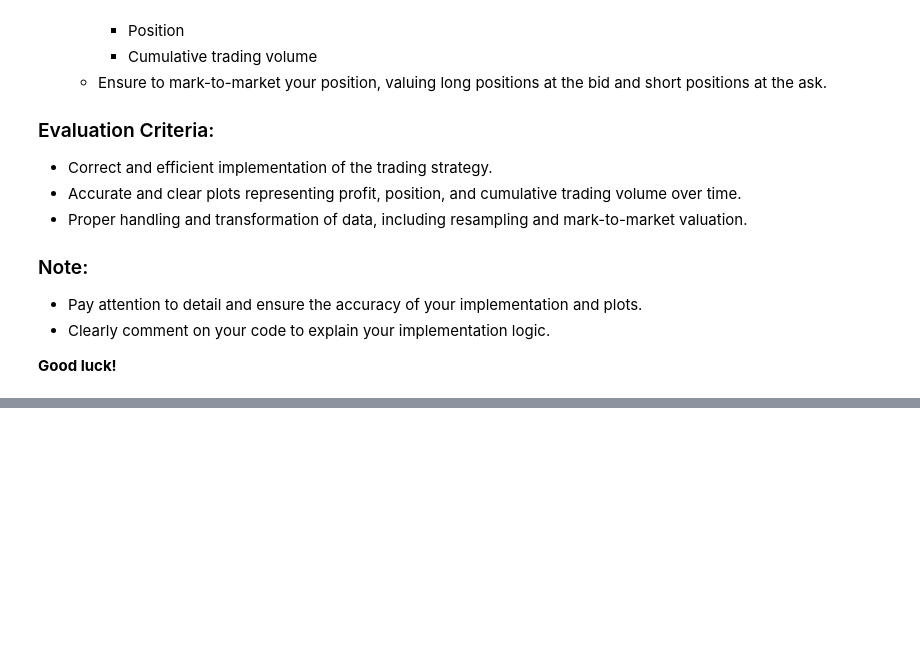
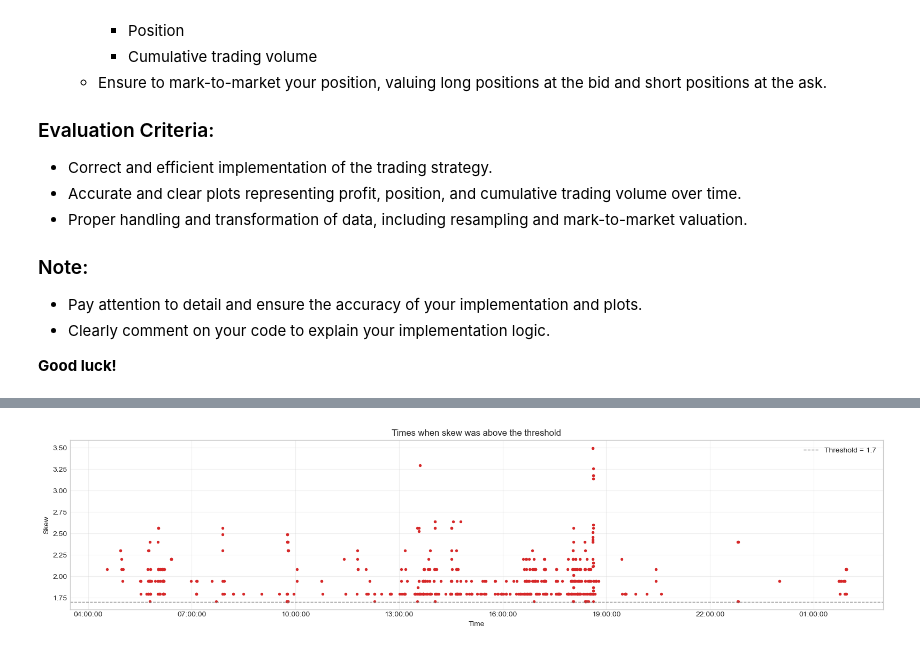
Before and after one commit to SpiroDouvis/FNCE449, a Jupyter notebook: FNCE449_DAY2/FNCE449_Day2_Assignment.ipynb, the cells around one changed output, grey strips where cells are left out. Saved outputs shown, nothing was run; the diff lists cells and outputs as text; code cells hidden in the pictures; blank space fills up the shorter version.

```diff
--- a/FNCE449_DAY2/FNCE449_Day2_Assignment.ipynb
+++ b/FNCE449_DAY2/FNCE449_Day2_Assignment.ipynb
@@ -43,0 +85,8 @@ A higher bid depth usually indicates a higher demand to buy, potentially leading
+# %%
+# Step 3: Clean and organize the top-of-book data
+book = book[["ts_event", "bid_px_00", "ask_px_00", "bid_sz_00", "ask_sz_00"]].copy()
+book["ts_event"] = pd.to_datetime(book["ts_event"])
+for col in ["bid_px_00", "ask_px_00", "bid_sz_00", "ask_sz_00"]:
+    book[col] = pd.to_numeric(book[col], errors="coerce")
+book = book.dropna().sort_values("ts_event").reset_index(drop=True)
+book.head()
@@ -43,0 +100,7 @@ A higher bid depth usually indicates a higher demand to buy, potentially leading
+# %%
+# Step 4: Resample to 1-second snapshots and compute skew
+book_1s = book.set_index('ts_event').resample('1s').last().dropna().reset_index()
+book_1s['vb'] = book_1s['bid_sz_00'].astype(float)
+book_1s['va'] = book_1s['ask_sz_00'].astype(float)
+book_1s['skew'] = np.log(book_1s['vb']) - np.log(book_1s['va'])
+book_1s[['ts_event', 'bid_px_00', 'ask_px_00', 'vb', 'va', 'skew']].head()
@@ -43,0 +114,64 @@ A higher bid depth usually indicates a higher demand to buy, potentially leading
+# %%
+# Step 5: Implement the skew strategy
+position = 0
+cumulative_volume = 0
+prev_mtm = 0.0
+cumulative_pnl = 0.0
+profit = []
+position_history = []
+volume_history = []
+trade_log = []
+
+for _, row in book_1s.iterrows():
+    ts = row["ts_event"]
+    bid = float(row["bid_px_00"])
+    ask = float(row["ask_px_00"])
+    skew = float(row["skew"])
+
+    # Buy when the book is strongly bid-heavy, sell when it is strongly ask-heavy.
+    if skew > THETA and position < MAX_POS:
+        position += 1
+        cumulative_volume += 1
+        trade_log.append({"ts": ts, "side": "buy", "price": ask, "qty": 1})
+    elif skew < -THETA and position > -MAX_POS:
+        position -= 1
+        cumulative_volume += 1
+        trade_log.append({"ts": ts, "side": "sell", "price": bid, "qty": 1})
+
+    # Mark-to-market current position value.
+    mtm_value = position * bid if position > 0 else position * ask
+
+    # Cumulative P&L equals the change in mark-to-market value from the previous step.
+    cumulative_pnl += mtm_value - prev_mtm
+    prev_mtm = mtm_value
+
+    profit.append(cumulative_pnl)
+    position_history.append(position)
+    volume_history.append(cumulative_volume)
+
+strategy = pd.DataFrame({
+    "ts_event": book_1s["ts_event"],
+    "position": position_history,
+    "profit": profit,
+    "cum_volume": volume_history,
+    "skew": book_1s["skew"].values,
+})
+
+strategy.head()
+
+skew_above = strategy.loc[strategy["skew"] > THETA, ["ts_event", "skew"]]
+
+fig, ax = plt.subplots(figsize=(16, 4))
+ax.scatter(skew_above["ts_event"], skew_above["skew"], s=8, color="tab:red")
+ax.axhline(THETA, color="tab:gray", linestyle="--", linewidth=1, label=f"Threshold = {THETA}")
+ax.set_title("Times when skew was above the threshold")
+ax.set_ylabel("Skew")
+ax.set_xlabel("Time")
+ax.xaxis.set_major_formatter(DateFormatter("%H:%M:%S"))
+ax.grid(True, alpha=0.3)
+ax.legend()
+
+plt.tight_layout()
+plt.show()
+# %% [output]
+[figure, added]
```
Also changed, not shown: parts of 5 cells of this notebook.
